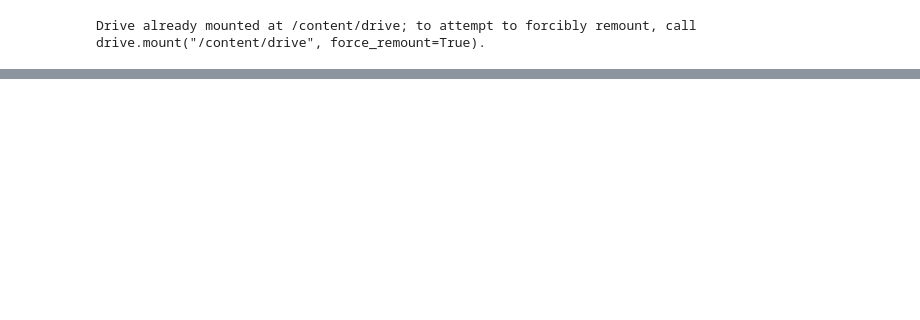
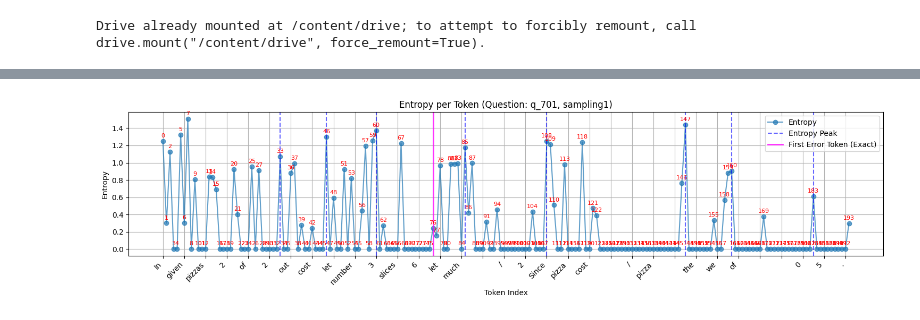
Before and after one commit to Tingting-Olivia-Du/Cluster, a Jupyter notebook: scripts/show_results.ipynb, the cells around one changed output, grey strips where cells are left out. Drawn from its saved outputs; the diff is of its cells as text; code cells hidden in the pictures; blank space fills up the shorter version.

```diff
--- a/scripts/show_results.ipynb
+++ b/scripts/show_results.ipynb
@@ -79,0 +143,96 @@ plot_all_steps(data, example_id, mode="sampling")  # 或 mode="beam"/"sampling"
+# %%
+from google.colab import drive
+drive.mount('/content/drive')
+
+import json
+import os
+import matplotlib.pyplot as plt
+
+# ✅ 只改这两个参数
+start_index = 700
+end_index = 731
+range_tag = f"{start_index}-{end_index}"
+
+# ✅ 自动拼接路径
+BASE_PATH = "/content/drive/MyDrive/Cluster-proj"
+LOGITS_PATH = f"{BASE_PATH}/output/llm_steps/whole_logits/deepseek7b-gsm-{range_tag}.json"
+ERROR_INDEX_PATH = f"{BASE_PATH}/output/error_index/{range_tag}_sentence_with_index.json"  # ✅ 读取精准匹配的结果
+
+# ✅ 读取数据
+with open(LOGITS_PATH, "r") as f:
+    logits_data = json.load(f)
+
+with open(ERROR_INDEX_PATH, "r") as f:
+    error_index_data = json.load(f)
+
+# ✅ 选择可视化的 question ID 和 sampling
+q_id = "q_701"
+sampling_id = "sampling1"
+window_size = 10  # 可调节 entropy 峰值检测窗口
+
+# ✅ 提取数据
+token_probs = logits_data[q_id][sampling_id]["token_probs"]
+entropies = [entry["topk_info"]["entropy"] for entry in token_probs]
+tokens = [entry["token"] for entry in token_probs]
+
+# ✅ 错误信息（用新的字段 first_error_token_index_exact）
+error_info = error_index_data.get(q_id, {}).get(sampling_id, {})
+error_token_index = error_info.get("first_error_token_index", -1)
+error_reason = error_info.get("error_reason", "")
+error_fragment = error_info.get("first_error_fragment", "")
+
+print(f"\n=== Error Info for {q_id} / {sampling_id} ===")
+print(f"First Error Fragment: {error_fragment}")
+print(f"Error Reason: {error_reason}")
+print(f"First Error Token Index (Exact): {error_token_index}")
+
+# ✅ 找 entropy 峰值
+def find_entropy_peaks(entropies, window_size=20):
+    peaks = []
+    for i in range(window_size, len(entropies) - window_size):
+        center = entropies[i]
+        is_peak = all(center > entropies[i - w] and center > entropies[i + w] for w in range(1, window_size + 1))
+        if is_peak:
+            peaks.append(i)
+    return peaks
+
+peak_indices = find_entropy_peaks(entropies, window_size=window_size)
+
+# ✅ 绘制可视化
+plt.figure(figsize=(15, 4))
+plt.plot(range(len(entropies)), entropies, marker='o', linestyle='-', alpha=0.7, label='Entropy')
+plt.xlabel("Token Index")
+plt.ylabel("Entropy")
+plt.title(f"Entropy per Token (Question: {q_id}, {sampling_id})")
+plt.grid(True)
+
+# ✅ 横坐标标注（避免过密）
+skip = max(len(tokens) // 30, 1)
+xticks = range(0, len(tokens), skip)
+plt.xticks(xticks, [tokens[i] for i in xticks], rotation=45, ha='right')
+
+# ✅ 标注 token index
+for idx, entropy in enumerate(entropies):
+    plt.annotate(str(idx), (idx, entropy), textcoords="offset points", xytext=(0, 5), ha='center', fontsize=8, color='red')
+
+# ✅ 竖直虚线标注 entropy 峰值
+for peak_idx in peak_indices:
+    plt.axvline(x=peak_idx, color='blue', linestyle='--', alpha=0.6, label='Entropy Peak' if peak_idx == peak_indices[0] else "")
+
+# ✅ 竖直实线标注精准 error token index
+if error_token_index != -1:
+    plt.axvline(x=error_token_index, color='magenta', linestyle='-', linewidth=2, alpha=0.8, label='First Error Token (Exact)')
+
+# ✅ 避免重复图例
+if peak_indices or error_token_index != -1:
+    plt.legend()
+
+plt.tight_layout()
+plt.show()
+
+# ✅ 打印对应 token 和 entropy 列表
+print("\nToken and Entropy List:")
+for idx, (token, entropy) in enumerate(zip(tokens, entropies)):
+    flag = "<-- First Error Token (Exact)" if idx == error_token_index else ""
+    print(f"{idx}: Token: {token!r}, Entropy: {entropy} {flag}")
+# %% [output]
@@ -79,0 +245 @@ plot_all_steps(data, example_id, mode="sampling")  # 或 mode="beam"/"sampling"
+[figure, added]
```
Also changed, not shown: parts of 90 cells of this notebook, 8 other files.
